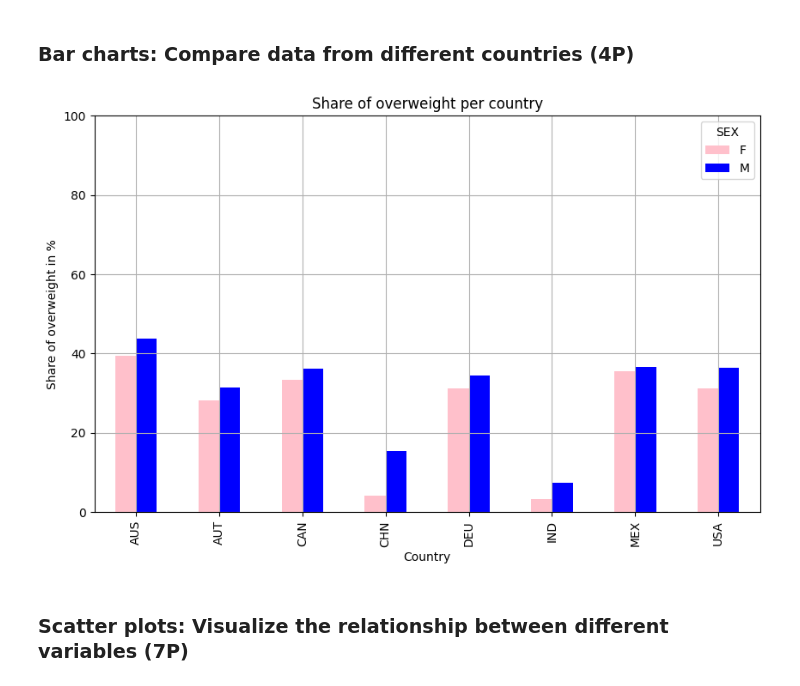
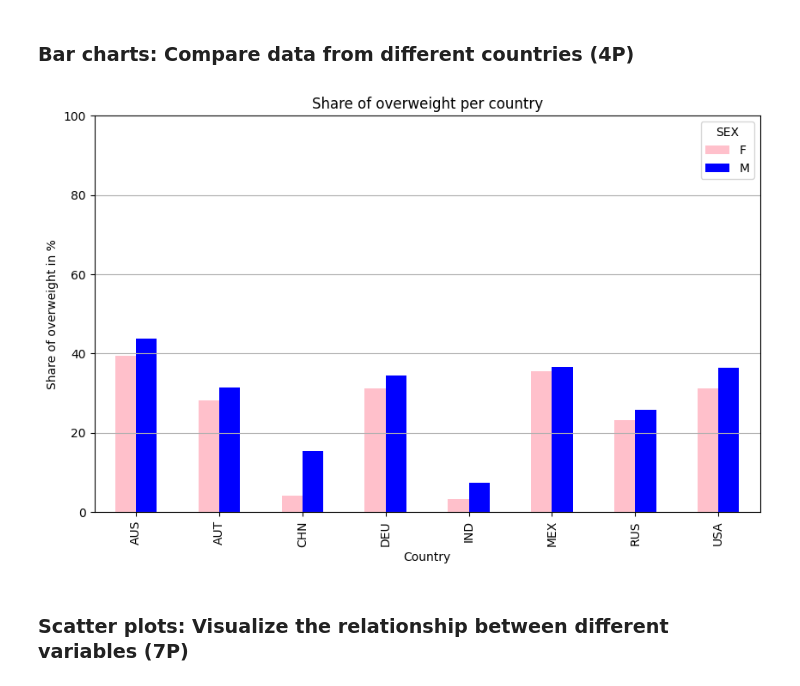
Before and after one commit to lukasumfahrer/Assignment2, a Jupyter notebook: assignment2.ipynb, the cells around one changed output. Cells and saved outputs as stored; diff of their text form; code cells hidden in the pictures.

```diff
--- a/assignment2.ipynb
+++ b/assignment2.ipynb
@@ -107,22 +101,22 @@ def plot_overweight(dataset: pd.DataFrame,
 
     plt.ylim(0, 100)
     plt.title(plot_title)
-    plt.grid(True)
+    plt.grid(axis="y")
     plt.legend(title="SEX")
     ax.set_xlabel(x_label)
     ax.set_ylabel(y_label)
     plt.savefig("overweight.pdf")
 # %%
-countries = ["AUT", "USA", "CHN", "AUS", "CAN", "DEU", "IND", "MEX"]
+countries = ["AUT", "USA", "CHN", "AUS", "DEU", "IND", "MEX", "RUS"]
 period = range(2000, 2023)
 
 plot_overweight(data,
                 "Share of overweight per country",
                 "Country",
                 "Share of overweight in %",
                 countries,
                 period)
 # %% [output]
-[figure, old version]
+[figure, new version]
 # %% [markdown]
 ### Scatter plots: Visualize the relationship between different variables (7P)
```
Also changed, not shown: parts of 2 cells of this notebook, 2 other files.
